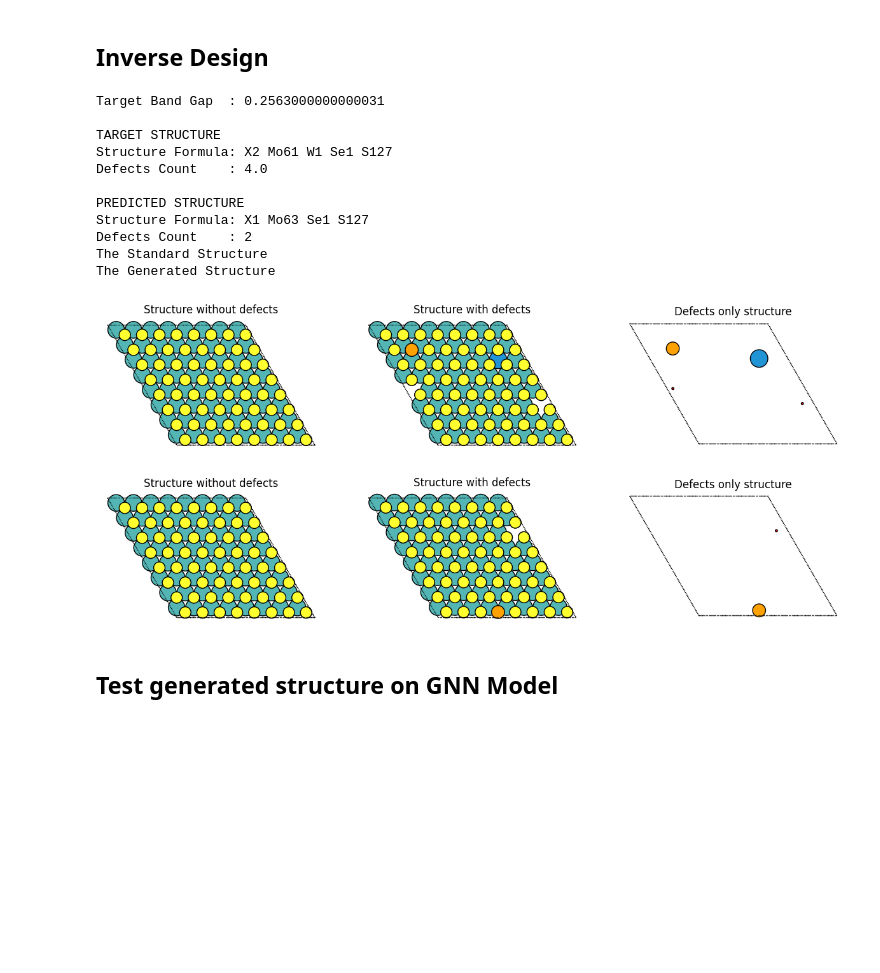
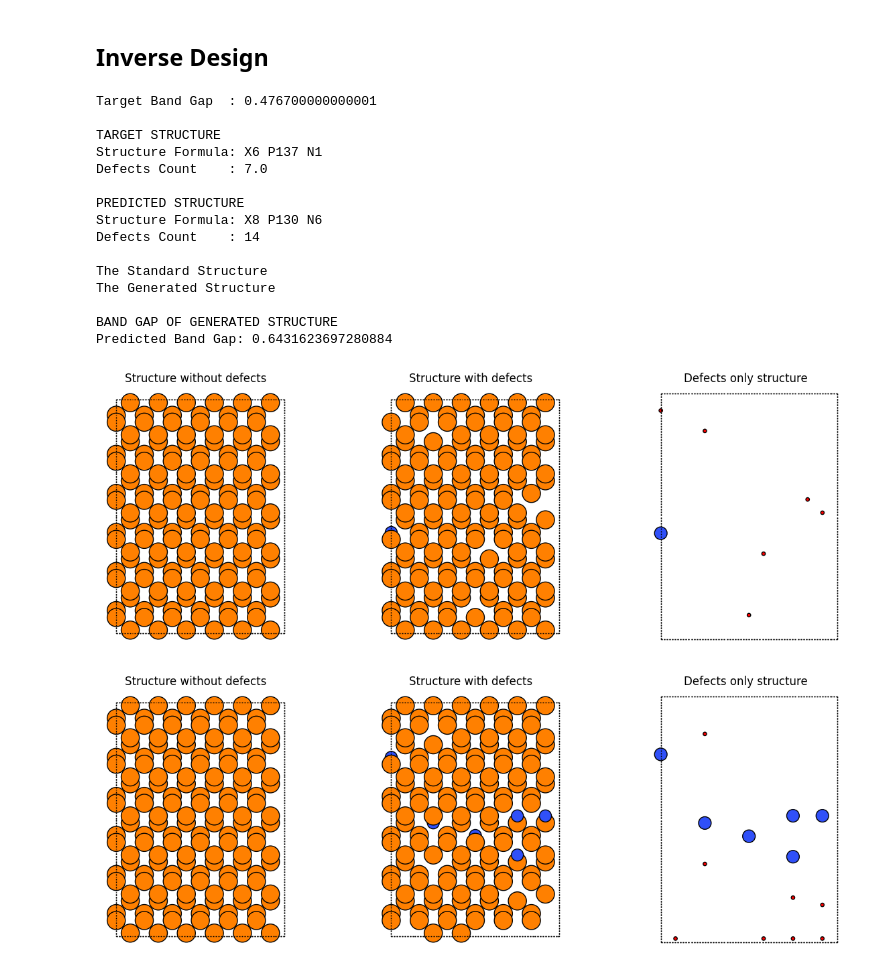
Before and after one commit to AdamKimhub/Msproject1, a Jupyter notebook: cvae1.ipynb, the cells around one changed output. Cells and saved outputs as stored; diff of their text form; code cells hidden in the pictures; blank space fills up the shorter version.

```diff
--- a/cvae1.ipynb
+++ b/cvae1.ipynb
@@ -36,7 +33,7 @@ gen_data = "Generated_Structures"
 ## Data Prep
 # %%
 # The whole dataset
-comb_df = pd.read_csv(f"{final_data}/combined/combined_data.csv")
+comb_df = pd.read_csv(f"Final_Dataset/combined/combined_data.csv")
 # sample_df = comb_df.sample(10, random_state=42)
 
 # Sample row
@@ -51,11 +48,11 @@ an_id = a_row["_id"]
 a_bgv = a_row["band_gap_value"]
 
 # Get defective structure
-a_defective_file_path = f"{original_data}/{a_dataset_material}/cifs/{an_id}.cif"
+a_defective_file_path = f"original_dataset/{a_dataset_material}/cifs/{an_id}.cif"
 a_defective_structure = Structure.from_file(a_defective_file_path)
 
 # Get reference structure
-a_ref_file_path = f"{final_data}/ref_cifs/{a_dataset_material}.cif"
+a_ref_file_path = f"Final_Dataset/ref_cifs/{a_dataset_material}.cif"
 a_reference_structure = Structure.from_file(a_ref_file_path)
 
 a_full_defective_structure  = get_full_defective(a_reference_structure, a_defective_structure)
@@ -64,6 +61,7 @@ a_full_defective_edges      = get_edges(a_full_defective_structure)
 a_full_defective_E_features = get_features(a_full_defective_edges, a_full_defective_structure)
 a_full_defective_mask       = get_mask(a_reference_structure)
 a_full_defective_u          = get_globals(a_material, a_bgv)
+a_full_defective_target     = get_target_tensor(a_full_defective_structure)
 # %% [markdown]
 ## Implimentation on the whole dataset
 # %%
@@ -318,6 +354,8 @@ class CVAE_Decoder(nn.Module):
         self.mask_dim       = mask_dim
         self.hidden_dim     = hidden_dim
 
+        # Handle the latent space
+
         self.seq1 = nn.Sequential(
             nn.Linear(latent_dim, 64),
             nn.ReLU(),
@@ -325,19 +363,25 @@ class CVAE_Decoder(nn.Module):
             nn.ReLU()
         )
 
-        self.global_embed = nn.Linear(u_dim, 32)
+        # Handle the global attribute
+        self.global_embed = nn.Linear(1, 64)
 
+        # Handle the embedding
+
+        self.site_embedding = nn.Embedding(max_sites, 64)
+
+        # Combine latent and global
         self.seq2 = nn.Sequential(
-            nn.Linear(128 + 32, hidden_dim),
+            nn.Linear(128 + 64, hidden_dim),
             nn.ReLU(),
             nn.Linear(hidden_dim, hidden_dim),
             nn.ReLU(),
         )
 
-        self.site_embedding = nn.Embedding(max_sites, 32)
+        # Combine latent and global to embedding
 
         self.seq3 = nn.Sequential(
-            nn.Linear(hidden_dim + 32 , hidden_dim * 2),
+            nn.Linear(hidden_dim + 64, hidden_dim * 2),
             nn.ReLU(),
             nn.Linear(hidden_dim * 2, hidden_dim),
             nn.ReLU(),
@@ -347,7 +391,7 @@ class CVAE_Decoder(nn.Module):
 
     def forward(self, z, condition_vector, out_sites, the_masking):
         x = self.seq1(z)
-        u = self.global_embed(condition_vector)
+        u = self.global_embed(condition_vector[..., 6].unsqueeze(0))
 
         x = torch.cat([x,u], dim=-1)
 
@@ -360,6 +404,7 @@ class CVAE_Decoder(nn.Module):
 
         # Concatenate
         per_site_input = torch.cat([x, site_emb], dim=-1)
+        # per_site_input = x
 
         recon = self.seq3(per_site_input)
 
@@ -389,12 +434,12 @@ for the_sample in high_train_loader:
     MAX = the_sample.x.shape[0]
 
     # Encoder part
-    # test_encoder = CVAE_Encoder(NODE_DIM, EDGE_DIM, U_DIM, HIDDEN_DIM, LATENT_DIM)
-    # out_mu, out_log_var = test_encoder(the_sample)
+    test_encoder = CVAE_Encoder(NODE_DIM, EDGE_DIM, U_DIM, HIDDEN_DIM, LATENT_DIM)
+    out_mu, out_log_var = test_encoder(the_sample)
 
-    # out_z = reparameterize(out_mu, out_log_var)
+    out_z = reparameterize(out_mu, out_log_var)
     # out_z = out_mu
-    out_z = torch.randn(1, 32) # , device=device)
+    # out_z = torch.randn(1, 32) # , device=device)
 
     test_decoder = CVAE_Decoder(HIDDEN_DIM, LATENT_DIM, MASK_DIM, U_DIM)
     out_decoder = test_decoder(out_z, the_sample.u, MAX, the_sample.mask)
@@ -865,26 +995,31 @@ def test_from_df(the_material):
 # %%
-original_structure, target_structure, generated_structure, tbgv = test_from_df("MoS2")
+original_structure, target_structure, generated_structure, tbgv = test_from_df("P")
 
 # the_cloud = get_cloud(generated_structure, original_structure)
 
-print("The Standard Structure")
+print("\nThe Standard Structure")
 get_visualization(target_structure, original_structure)
 
 print("The Generated Structure")
 get_visualization(generated_structure, original_structure)
+
+print("\nBAND GAP OF GENERATED STRUCTURE")
+predict_bgv(the_model, device, original_structure, generated_structure, tbgv)
 # %% [output]
-Target Band Gap  : 0.2563000000000031
+Target Band Gap  : 0.476700000000001
 
 TARGET STRUCTURE
-Structure Formula: X2 Mo61 W1 Se1 S127
-Defects Count    : 4.0
+Structure Formula: X6 P137 N1
+Defects Count    : 7.0
 
 PREDICTED STRUCTURE
-Structure Formula: X1 Mo63 Se1 S127
-Defects Count    : 2
+Structure Formula: X8 P130 N6
+Defects Count    : 14
+
 The Standard Structure
 The Generated Structure
+
+BAND GAP OF GENERATED STRUCTURE
+Predicted Band Gap: 0.6431623697280884
-[figure, old version]
+[figure, new version]
-[figure, old version]
+[figure, new version]
-# %% [markdown]
-## Test generated structure on GNN Model
```
Also changed, not shown: parts of 17 cells of this notebook, 6 other files.
